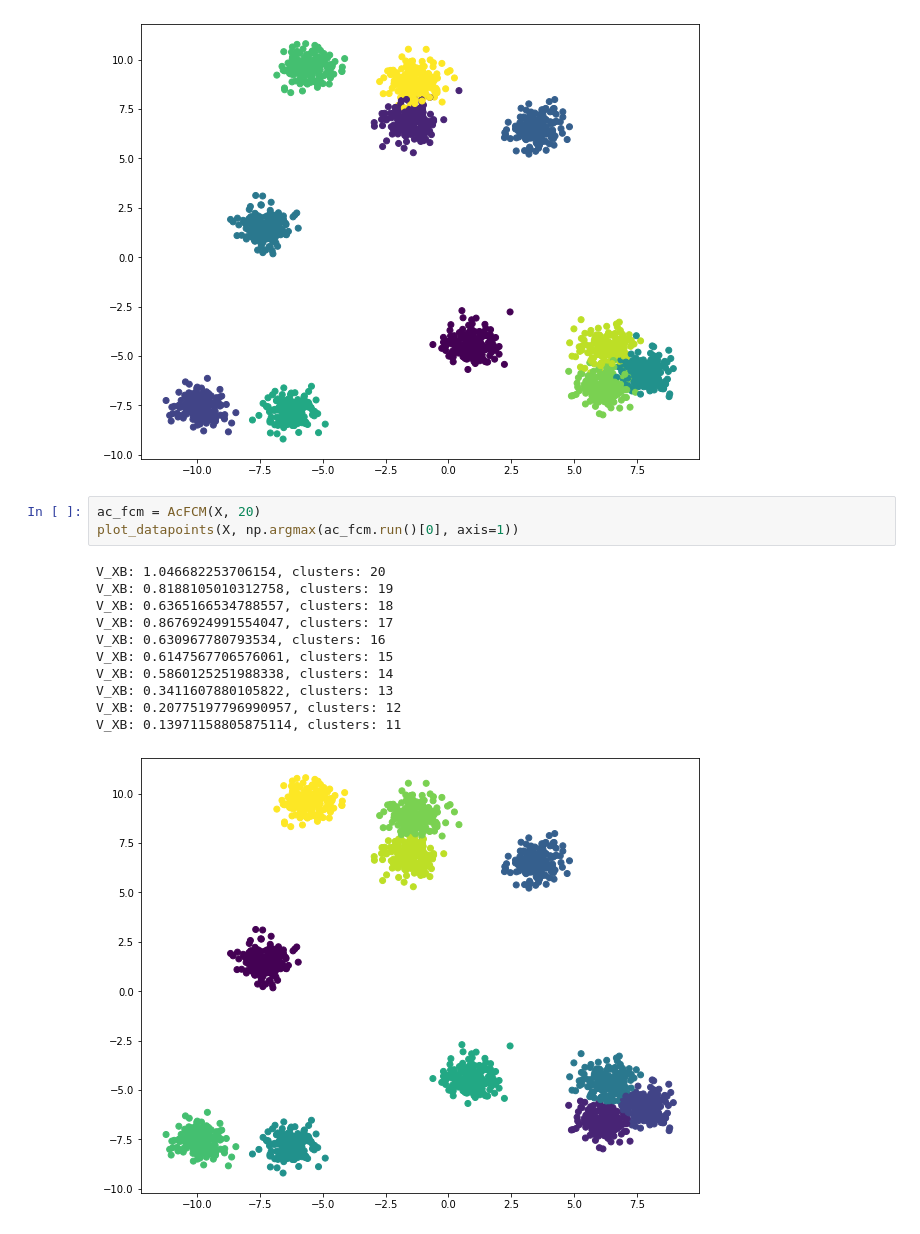
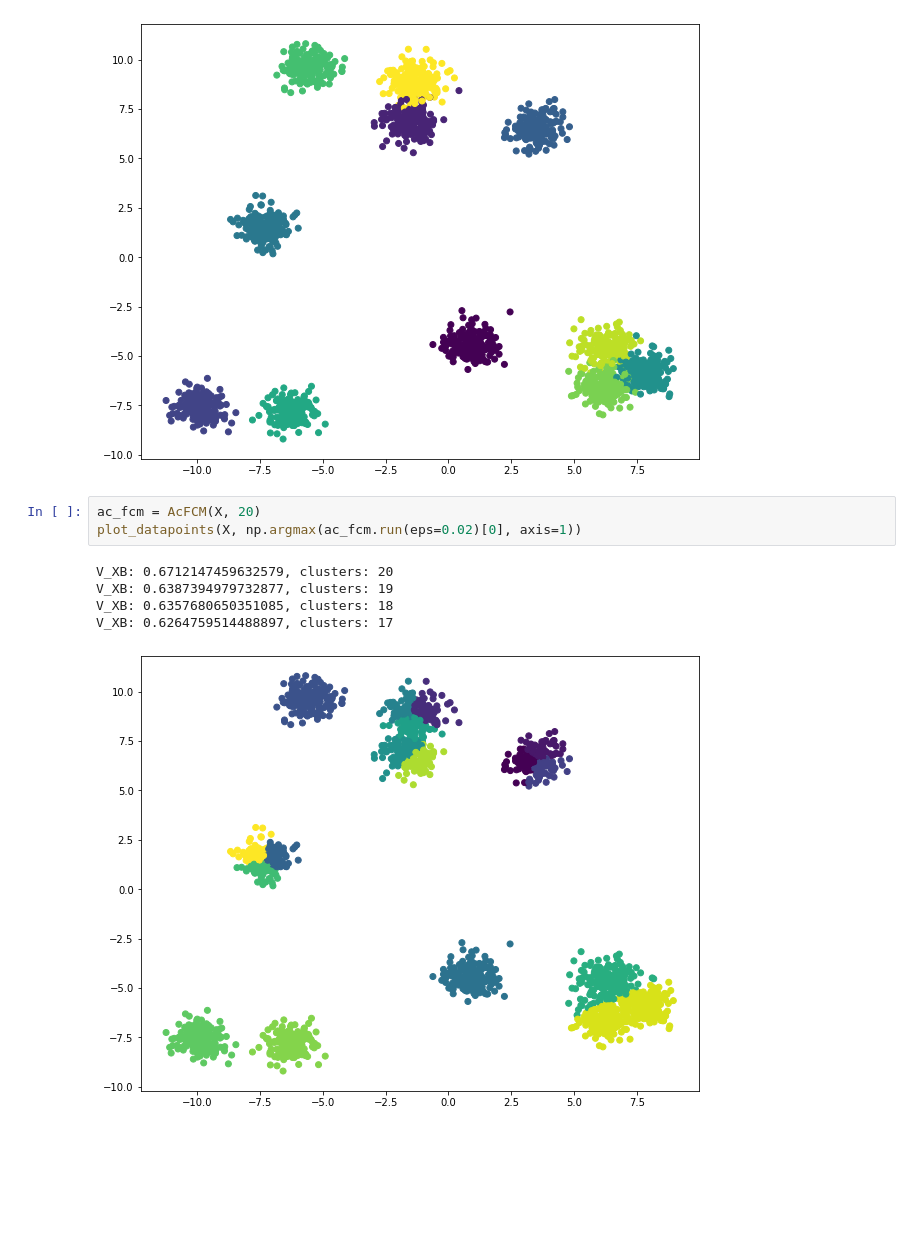
Before and after one commit to Mruzik1/EA-Ac-FCM-Implementation, a Jupyter notebook: main.ipynb, the cells around one changed output. Drawn from its saved outputs; the diff is of its cells as text; blank space fills up the shorter version.

```diff
--- a/main.ipynb
+++ b/main.ipynb
@@ -17,16 +17,10 @@ plot_datapoints(X, y)
 [figure]
 # %%
 ac_fcm = AcFCM(X, 20)
-plot_datapoints(X, np.argmax(ac_fcm.run()[0], axis=1))
+plot_datapoints(X, np.argmax(ac_fcm.run(eps=0.02)[0], axis=1))
 # %% [output]
-V_XB: 1.046682253706154, clusters: 20
-V_XB: 0.8188105010312758, clusters: 19
-V_XB: 0.6365166534788557, clusters: 18
-V_XB: 0.8676924991554047, clusters: 17
-V_XB: 0.630967780793534, clusters: 16
-V_XB: 0.6147567706576061, clusters: 15
-V_XB: 0.5860125251988338, clusters: 14
-V_XB: 0.3411607880105822, clusters: 13
-V_XB: 0.20775197796990957, clusters: 12
-V_XB: 0.13971158805875114, clusters: 11
+V_XB: 0.6712147459632579, clusters: 20
+V_XB: 0.6387394979732877, clusters: 19
+V_XB: 0.6357680650351085, clusters: 18
+V_XB: 0.6264759514488897, clusters: 17
-[figure, old version]
+[figure, new version]
```
Also changed, not shown: 1 other file.
